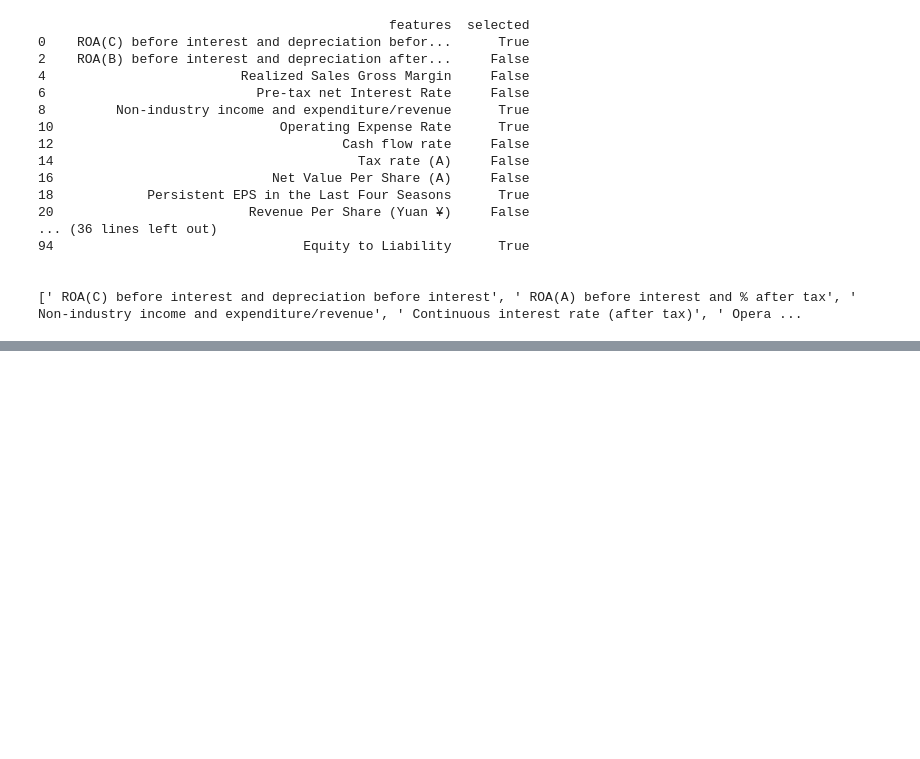
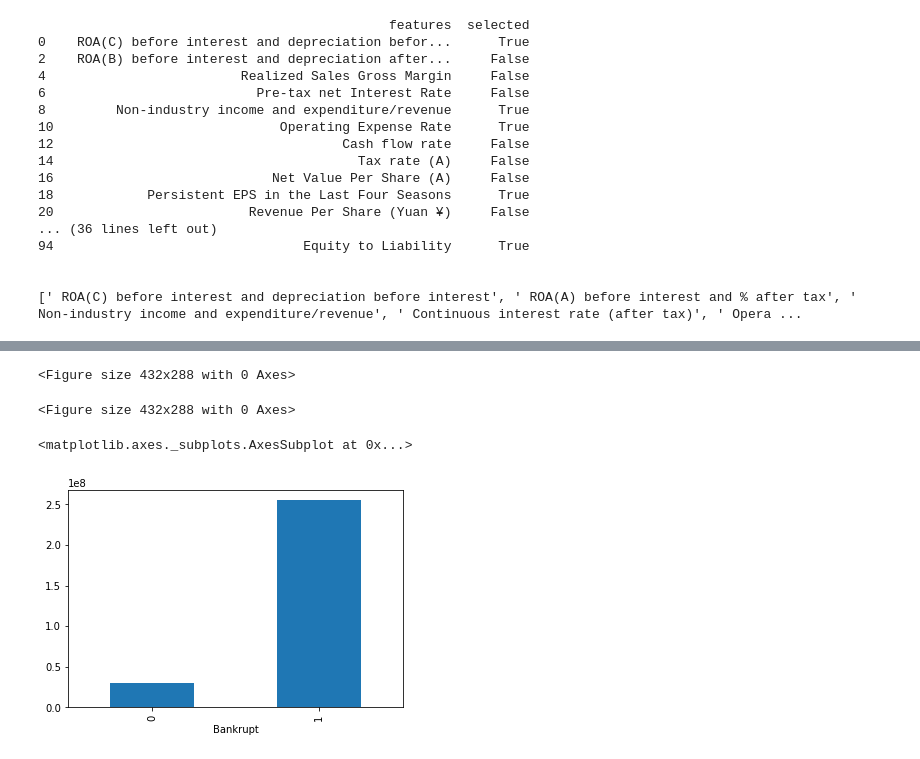
Before and after one commit to edwardramirez/company-bankruptcy-prediction, a Jupyter notebook: final_proj.ipynb, the cells around one changed output, grey strips where cells are left out. Cells and saved outputs as stored; diff of their text form; code cells hidden in the pictures; blank space fills up the shorter version.

Commit message:
Added Graphs Of Top Features

```diff
--- a/final_proj.ipynb
+++ b/final_proj.ipynb
@@ -375,7 +376,7 @@ print(grid.best_params_)
 from sklearn.feature_selection import RFE
 
 rand_forest = RandomForestClassifier(n_estimators = 19, bootstrap = True, random_state=3)
-selected_features = RFE((rand_forest), n_features_to_select=50)
+selected_features = RFE((rand_forest), n_features_to_select=46)
 
 selected_features.fit(X_train, y_train)
 # %% [output]
@@ -580,0 +582,5 @@ plt.show()
+# %%
+# Comparing the average feature value of bankrupt & non-bankrupt companies to find trends
+pd.options.display.max_columns = None
+selects = RFE_bankr_df.groupby('Bankrupt').mean()
+selects
@@ -580,0 +592,12 @@ plt.show()
+# %%
+import matplotlib.pyplot as plt
+
+plt.figure()
+# %% [output]
+<Figure size 432x288 with 0 Axes>
+<Figure size 432x288 with 0 Axes>
+# %%
+selects[' Cash/Current Liability'].plot.bar()
+# %% [output]
+<matplotlib.axes._subplots.AxesSubplot at 0x...>
+[figure, added]
```
Also changed, not shown: parts of 29 cells of this notebook.
